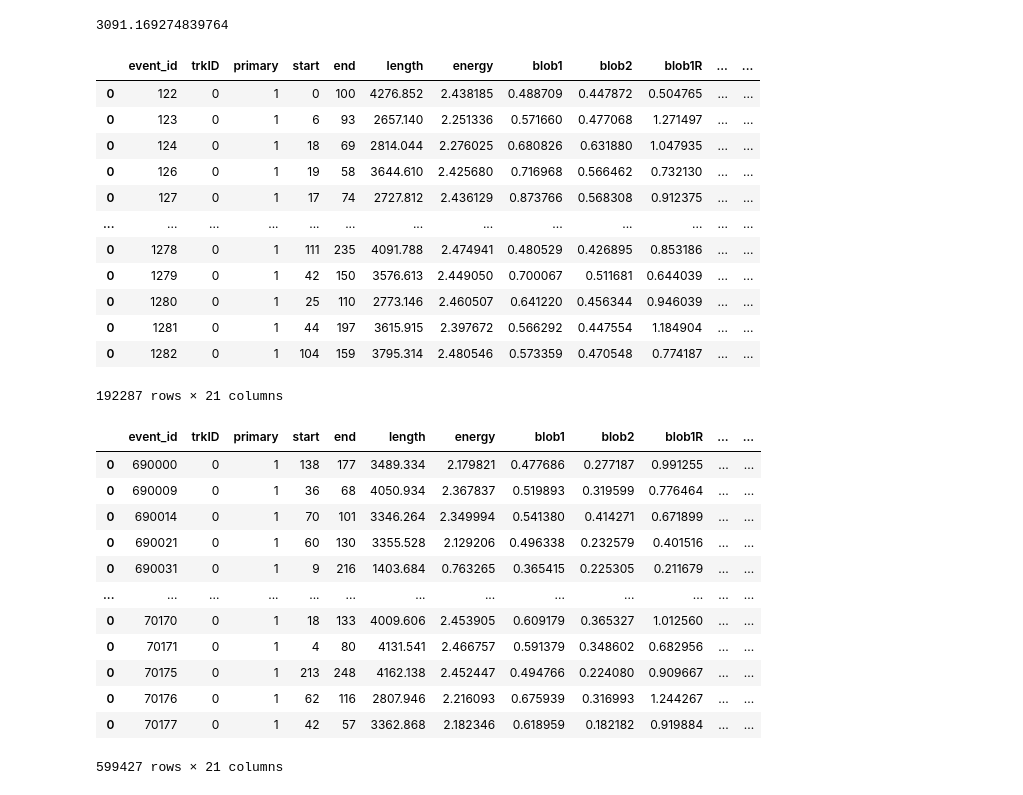
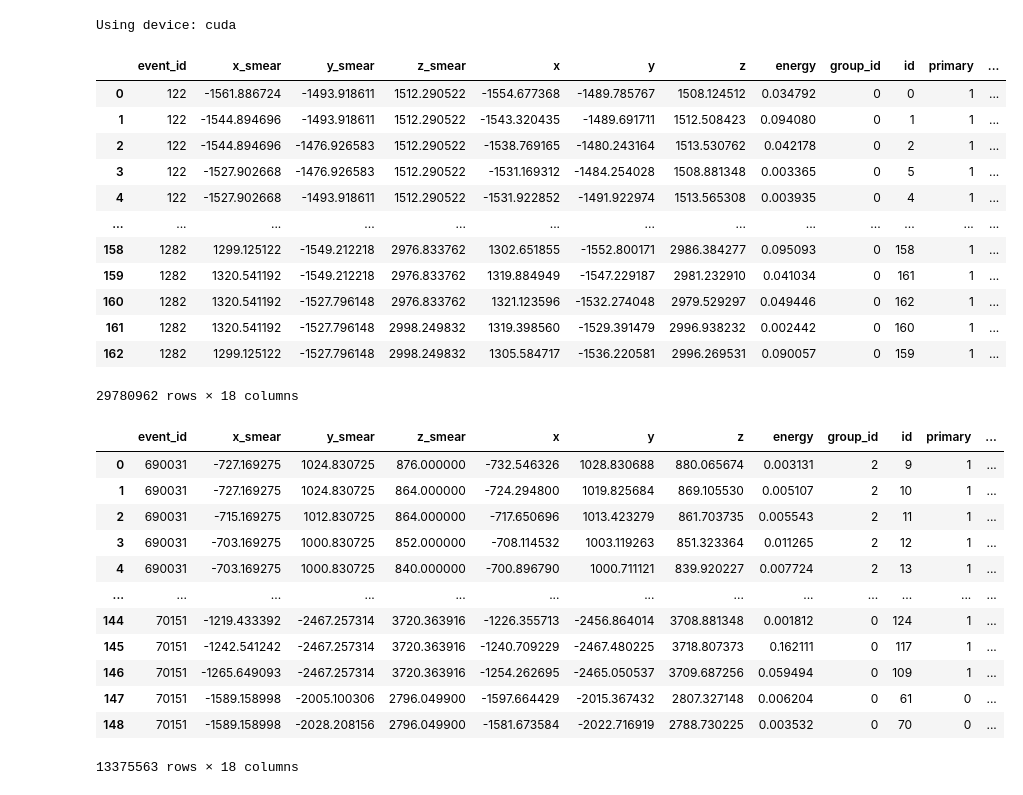
Before and after one commit to kvjmistry/ATPC, a Jupyter notebook: notebooks/ML_GNN.ipynb, the cells around one changed output. Cells and saved outputs as stored; diff of their text form; code cells hidden in the pictures.

```diff
--- a/notebooks/ML_GNN.ipynb
+++ b/notebooks/ML_GNN.ipynb
@@ -13,64 +13,73 @@ import torch.nn.functional as F
 
 from sklearn.model_selection import train_test_split
 from sklearn.metrics import roc_curve, auc
+# %%
+# Check for CUDA (NVIDIA) or MPS (Apple)
+if torch.cuda.is_available():
+    device = torch.device("cuda")
+elif torch.backends.mps.is_available():
+    device = torch.device("mps")
+else:
+    device = torch.device("cpu")
+
+print(f"Using device: {device}")
+# %% [output]
+Using device: cuda
 # %%
 # Load in the signal metadata
 nubb_meta = pd.read_hdf(f"/media/argon/HardDrive_8TB/Krishan/ATPC/trackreco/ATPC_0nubb/1bar/5percent/reco_filtered/ATPC_0nubb_1bar_5percent_filtered.h5", "MC/hits")
 nubb_meta["Type"] = "0nubb"
 nubb_meta["subType"] = "0nubb"
-nubb_meta = nubb_meta[nubb_meta.label == "Primary"]
 display(nubb_meta)
 
 # ----------------------------------------------------------------------------------------------------
 
 # Load in the background
 Bkg_meta = pd.DataFrame()
 Tl_meta = pd.DataFrame()
 Bi_meta = pd.DataFrame()
 
 Tl_meta = pd.read_hdf(f"/media/argon/HardDrive_8TB/Krishan/ATPC/trackreco/ATPC_Tl_ion/1bar/5percent/reco_filtered/ATPC_Tl_ion_1bar_5percent_filtered.h5", "MC/hits")
 Tl_meta["subType"] = "Tl"
 Bi_meta = pd.read_hdf(f"/media/argon/HardDrive_8TB/Krishan/ATPC/trackreco/ATPC_Bi_ion/1bar/5percent/reco_filtered/ATPC_Bi_ion_1bar_5percent_filtered.h5", "MC/hits")
 Bi_meta["subType"] = "Bi"
 single_meta = pd.read_hdf(f"/media/argon/HardDrive_8TB/Krishan/ATPC/trackreco/ATPC_single/1bar/5percent/reco_filtered/ATPC_single_1bar_5percent_filtered.h5", "MC/hits")
 single_meta["subType"] = "single"
 
 Bkg_meta = pd.concat([Tl_meta, Bi_meta, single_meta])
 
-Bkg_meta = Bkg_meta[Bkg_meta.label == "Primary"]
 Bkg_meta["Type"] = "Bkg"
 
 
 display(Bkg_meta)
 
 df = pd.concat([nubb_meta, Bkg_meta])
 # %% [output]
+|  | event_id | x_smear | y_smear | z_smear | x | y | z | energy | group_id | id | primary | ... |
+| 0 | 122 | -1561.886724 | -1493.918611 | 1512.290522 | -1554.677368 | -1489.785767 | 1508.124512 | 0.034792 | 0 | 0 | 1 | ... |
+| 1 | 122 | -1544.894696 | -1493.918611 | 1512.290522 | -1543.320435 | -1489.691711 | 1512.508423 | 0.094080 | 0 | 1 | 1 | ... |
+| 2 | 122 | -1544.894696 | -1476.926583 | 1512.290522 | -1538.769165 | -1480.243164 | 1513.530762 | 0.042178 | 0 | 2 | 1 | ... |
+| 3 | 122 | -1527.902668 | -1476.926583 | 1512.290522 | -1531.169312 | -1484.254028 | 1508.881348 | 0.003365 | 0 | 5 | 1 | ... |
+| 4 | 122 | -1527.902668 | -1493.918611 | 1512.290522 | -1531.922852 | -1491.922974 | 1513.565308 | 0.003935 | 0 | 4 | 1 | ... |
+| ... | ... | ... | ... | ... | ... | ... | ... | ... | ... | ... | ... | ... |
+| 158 | 1282 | 1299.125122 | -1549.212218 | 2976.833762 | 1302.651855 | -1552.800171 | 2986.384277 | 0.095093 | 0 | 158 | 1 | ... |
+| 159 | 1282 | 1320.541192 | -1549.212218 | 2976.833762 | 1319.884949 | -1547.229187 | 2981.232910 | 0.041034 | 0 | 161 | 1 | ... |
+| 160 | 1282 | 1320.541192 | -1527.796148 | 2976.833762 | 1321.123596 | -1532.274048 | 2979.529297 | 0.049446 | 0 | 162 | 1 | ... |
+| 161 | 1282 | 1320.541192 | -1527.796148 | 2998.249832 | 1319.398560 | -1529.391479 | 2996.938232 | 0.002442 | 0 | 160 | 1 | ... |
+| 162 | 1282 | 1299.125122 | -1527.796148 | 2998.249832 | 1305.584717 | -1536.220581 | 2996.269531 | 0.090057 | 0 | 159 | 1 | ... |
-3091.169274839764
+29780962 rows × 18 columns
-|  | event_id | trkID | primary | start | end | length | energy | blob1 | blob2 | blob1R | ... | ... |
-| 0 | 122 | 0 | 1 | 0 | 100 | 4276.852 | 2.438185 | 0.488709 | 0.447872 | 0.504765 | ... | ... |
-| 0 | 123 | 0 | 1 | 6 | 93 | 2657.140 | 2.251336 | 0.571660 | 0.477068 | 1.271497 | ... | ... |
-| 0 | 124 | 0 | 1 | 18 | 69 | 2814.044 | 2.276025 | 0.680826 | 0.631880 | 1.047935 | ... | ... |
-| 0 | 126 | 0 | 1 | 19 | 58 | 3644.610 | 2.425680 | 0.716968 | 0.566462 | 0.732130 | ... | ... |
-| 0 | 127 | 0 | 1 | 17 | 74 | 2727.812 | 2.436129 | 0.873766 | 0.568308 | 0.912375 | ... | ... |
-| ... | ... | ... | ... | ... | ... | ... | ... | ... | ... | ... | ... | ... |
-| 0 | 1278 | 0 | 1 | 111 | 235 | 4091.788 | 2.474941 | 0.480529 | 0.426895 | 0.853186 | ... | ... |
-| 0 | 1279 | 0 | 1 | 42 | 150 | 3576.613 | 2.449050 | 0.700067 | 0.511681 | 0.644039 | ... | ... |
-| 0 | 1280 | 0 | 1 | 25 | 110 | 2773.146 | 2.460507 | 0.641220 | 0.456344 | 0.946039 | ... | ... |
-| 0 | 1281 | 0 | 1 | 44 | 197 | 3615.915 | 2.397672 | 0.566292 | 0.447554 | 1.184904 | ... | ... |
-| 0 | 1282 | 0 | 1 | 104 | 159 | 3795.314 | 2.480546 | 0.573359 | 0.470548 | 0.774187 | ... | ... |
+|  | event_id | x_smear | y_smear | z_smear | x | y | z | energy | group_id | id | primary | ... |
+| 0 | 690031 | -727.169275 | 1024.830725 | 876.000000 | -732.546326 | 1028.830688 | 880.065674 | 0.003131 | 2 | 9 | 1 | ... |
+| 1 | 690031 | -727.169275 | 1024.830725 | 864.000000 | -724.294800 | 1019.825684 | 869.105530 | 0.005107 | 2 | 10 | 1 | ... |
+| 2 | 690031 | -715.169275 | 1012.830725 | 864.000000 | -717.650696 | 1013.423279 | 861.703735 | 0.005543 | 2 | 11 | 1 | ... |
+| 3 | 690031 | -703.169275 | 1000.830725 | 852.000000 | -708.114532 | 1003.119263 | 851.323364 | 0.011265 | 2 | 12 | 1 | ... |
+| 4 | 690031 | -703.169275 | 1000.830725 | 840.000000 | -700.896790 | 1000.711121 | 839.920227 | 0.007724 | 2 | 13 | 1 | ... |
+| ... | ... | ... | ... | ... | ... | ... | ... | ... | ... | ... | ... | ... |
+| 144 | 70151 | -1219.433392 | -2467.257314 | 3720.363916 | -1226.355713 | -2456.864014 | 3708.881348 | 0.001812 | 0 | 124 | 1 | ... |
+| 145 | 70151 | -1242.541242 | -2467.257314 | 3720.363916 | -1240.709229 | -2467.480225 | 3718.807373 | 0.162111 | 0 | 117 | 1 | ... |
+| 146 | 70151 | -1265.649093 | -2467.257314 | 3720.363916 | -1254.262695 | -2465.050537 | 3709.687256 | 0.059494 | 0 | 109 | 1 | ... |
+| 147 | 70151 | -1589.158998 | -2005.100306 | 2796.049900 | -1597.664429 | -2015.367432 | 2807.327148 | 0.006204 | 0 | 61 | 0 | ... |
+| 148 | 70151 | -1589.158998 | -2028.208156 | 2796.049900 | -1581.673584 | -2022.716919 | 2788.730225 | 0.003532 | 0 | 70 | 0 | ... |
-192287 rows × 21 columns
+13375563 rows × 18 columns
-|  | event_id | trkID | primary | start | end | length | energy | blob1 | blob2 | blob1R | ... | ... |
-| 0 | 690000 | 0 | 1 | 138 | 177 | 3489.334 | 2.179821 | 0.477686 | 0.277187 | 0.991255 | ... | ... |
-| 0 | 690009 | 0 | 1 | 36 | 68 | 4050.934 | 2.367837 | 0.519893 | 0.319599 | 0.776464 | ... | ... |
-| 0 | 690014 | 0 | 1 | 70 | 101 | 3346.264 | 2.349994 | 0.541380 | 0.414271 | 0.671899 | ... | ... |
-| 0 | 690021 | 0 | 1 | 60 | 130 | 3355.528 | 2.129206 | 0.496338 | 0.232579 | 0.401516 | ... | ... |
-| 0 | 690031 | 0 | 1 | 9 | 216 | 1403.684 | 0.763265 | 0.365415 | 0.225305 | 0.211679 | ... | ... |
-| ... | ... | ... | ... | ... | ... | ... | ... | ... | ... | ... | ... | ... |
-| 0 | 70170 | 0 | 1 | 18 | 133 | 4009.606 | 2.453905 | 0.609179 | 0.365327 | 1.012560 | ... | ... |
-| 0 | 70171 | 0 | 1 | 4 | 80 | 4131.541 | 2.466757 | 0.591379 | 0.348602 | 0.682956 | ... | ... |
-| 0 | 70175 | 0 | 1 | 213 | 248 | 4162.138 | 2.452447 | 0.494766 | 0.224080 | 0.909667 | ... | ... |
-| 0 | 70176 | 0 | 1 | 62 | 116 | 2807.946 | 2.216093 | 0.675939 | 0.316993 | 1.244267 | ... | ... |
-| 0 | 70177 | 0 | 1 | 42 | 57 | 3362.868 | 2.182346 | 0.618959 | 0.182182 | 0.919884 | ... | ... |
-599427 rows × 21 columns
 # %%
 # Normalize the columns
```
Also changed, not shown: parts of 16 cells of this notebook.
